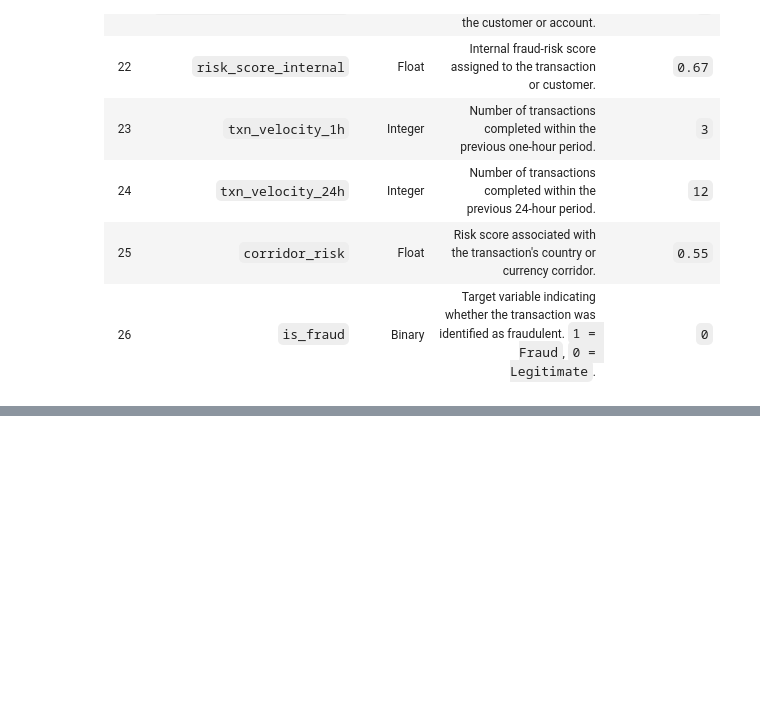
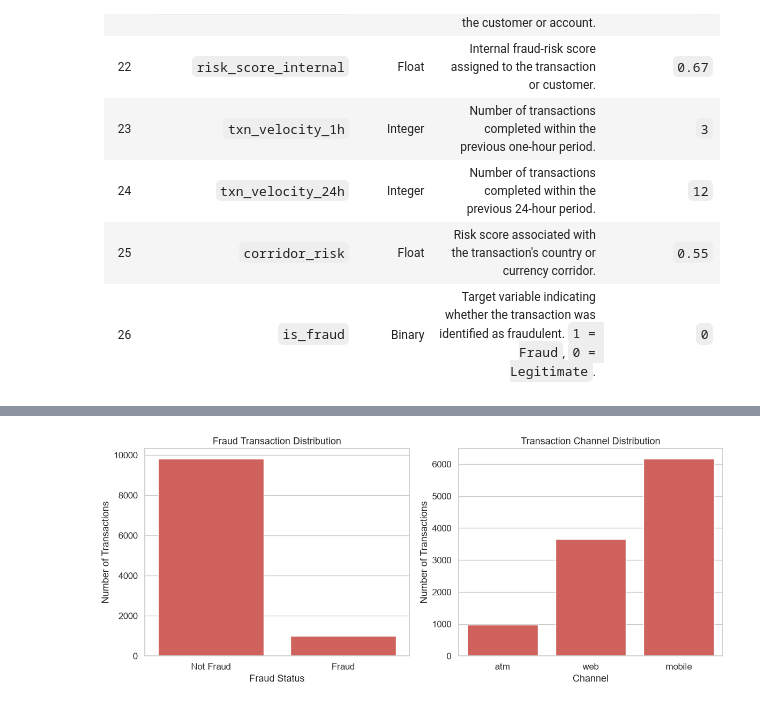
Before and after one commit to Olunoyo/Fraudulent_Transaction_Detection_For_Finlora_Company, a Jupyter notebook: Notebooks/Data_cleaning.ipynb, the cells around one changed output, grey strips where cells are left out. Saved outputs shown, nothing was run; the diff lists cells and outputs as text; code cells hidden in the pictures; blank space fills up the shorter version.

Commit message:
data cleaning completed

```diff
--- a/Notebooks/Data_cleaning.ipynb
+++ b/Notebooks/Data_cleaning.ipynb
@@ -741,0 +1043,7 @@ array(['us', 'ca', 'uk', 'np.nan'], dtype=object)
+# %%
+sns.set_theme(
+    style="whitegrid",
+    context="notebook",
+    font_scale=1.1,
+    palette='Spectral'
+)
@@ -741,0 +1059,23 @@ array(['us', 'ca', 'uk', 'np.nan'], dtype=object)
+# %%
+fig, axes = plt.subplots(1, 2, figsize=(12, 5))
+
+# Fraud Distribution
+
+sns.countplot(data=customer_transaction_data, x='is_fraud', ax=axes[0])
+axes[0].set_title( 'Fraud Transaction Distribution')
+axes[0].set_xlabel('Fraud Status')
+axes[0].set_ylabel('Number of Transactions')
+axes[0].set_xticks([0, 1])
+axes[0].set_xticklabels(['Not Fraud', 'Fraud'])
+
+# Channel distribution
+
+sns.countplot(data=customer_transaction_data, x='channel', ax=axes[1])
+axes[1].set_title('Transaction Channel Distribution')
+axes[1].set_xlabel('Channel')
+axes[1].set_ylabel('Number of Transactions')
+
+plt.tight_layout()
+plt.show()
+# %% [output]
+[figure, added]
```
Also changed, not shown: parts of 72 cells of this notebook, 2 other files.
